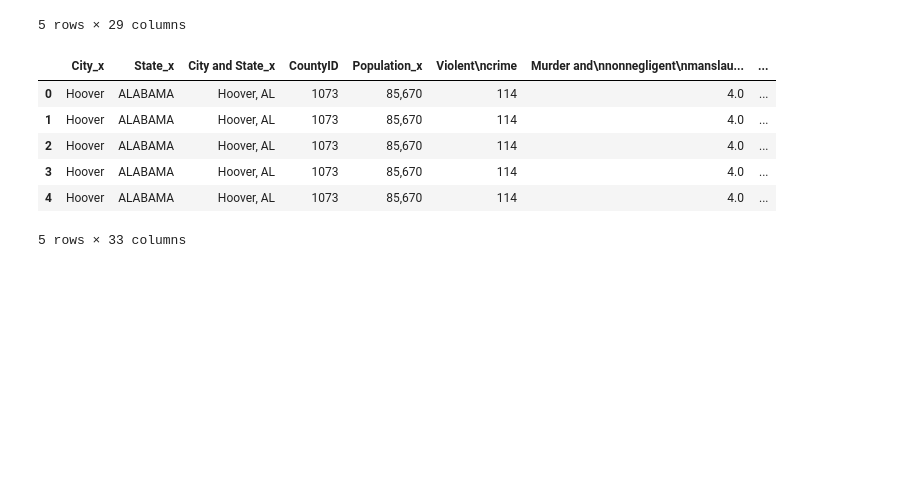
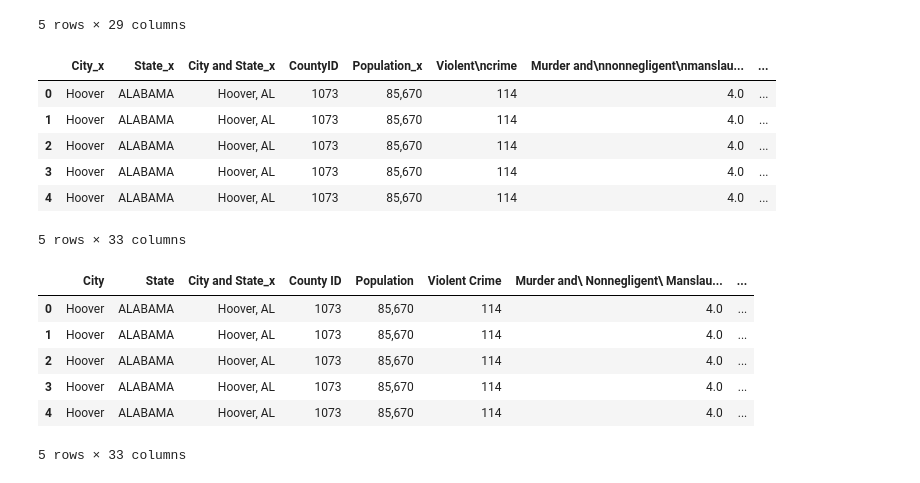
Before and after one commit to HarryWightJr/final_project, a Jupyter notebook: final_project.ipynb, the cells around one changed output. Cells and saved outputs as stored; diff of their text form; code cells hidden in the pictures; blank space fills up the shorter version.

```diff
--- a/final_project.ipynb
+++ b/final_project.ipynb
@@ -63,0 +66,10 @@ complete_df.head()
+# %%
+renamed_df.head()
+# %% [output]
+|  | City | State | City and State_x | County ID | Population | Violent Crime | Murder and\ Nonnegligent\ Manslau... | ... |
+| 0 | Hoover | ALABAMA | Hoover, AL | 1073 | 85,670 | 114 | 4.0 | ... |
+| 1 | Hoover | ALABAMA | Hoover, AL | 1073 | 85,670 | 114 | 4.0 | ... |
+| 2 | Hoover | ALABAMA | Hoover, AL | 1073 | 85,670 | 114 | 4.0 | ... |
+| 3 | Hoover | ALABAMA | Hoover, AL | 1073 | 85,670 | 114 | 4.0 | ... |
+| 4 | Hoover | ALABAMA | Hoover, AL | 1073 | 85,670 | 114 | 4.0 | ... |
+5 rows × 33 columns
```
Also changed, not shown: parts of 4 cells of this notebook.
